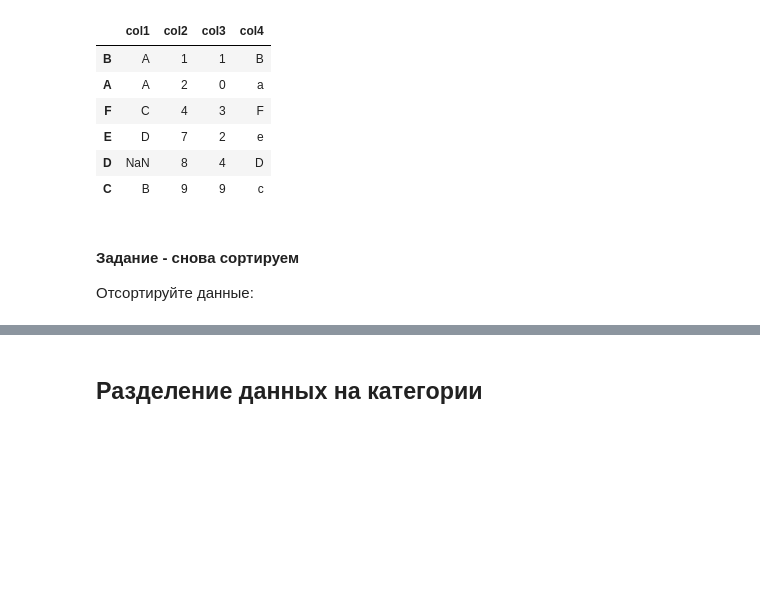
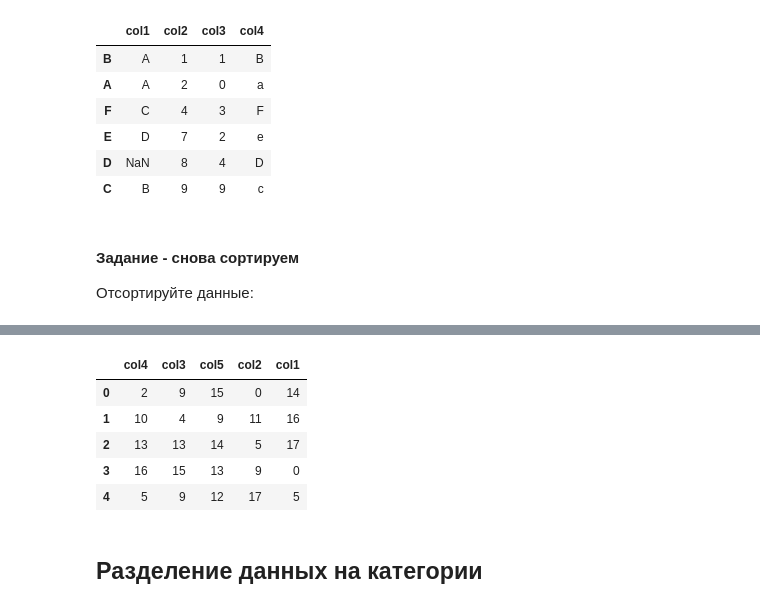
Before and after one commit to truep30/mlEdu, a Jupyter notebook: notebooks/07_Pandas.ipynb, the cells around one changed output, grey strips where cells are left out. Cells and saved outputs as stored; diff of their text form; code cells hidden in the pictures; blank space fills up the shorter version.

```diff
--- a/notebooks/07_Pandas.ipynb
+++ b/notebooks/07_Pandas.ipynb
@@ -565,5 +606,13 @@ df
 # %%
 # TODO - отсортируйте данные индекса 3 по убыванию
+df.sort_values(by=[3], axis=1, ascending=False)
+# %% [output]
+|  | col4 | col3 | col5 | col2 | col1 |
+| 0 | 2 | 9 | 15 | 0 | 14 |
+| 1 | 10 | 4 | 9 | 11 | 16 |
+| 2 | 13 | 13 | 14 | 5 | 17 |
+| 3 | 16 | 15 | 13 | 9 | 0 |
+| 4 | 5 | 9 | 12 | 17 | 5 |
 # %% [markdown]
 ## Разделение данных на категории
 # %% [markdown]
```
Also changed, not shown: parts of 32 cells of this notebook, 8 other files.
